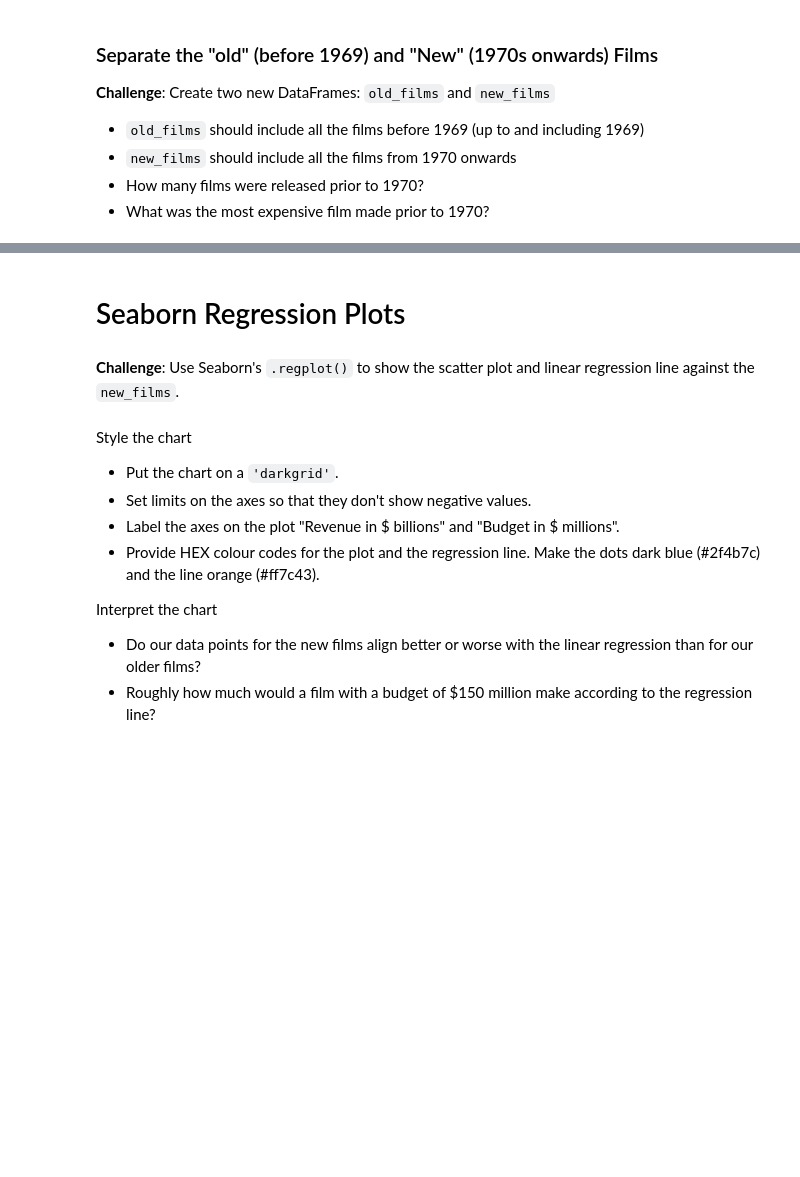
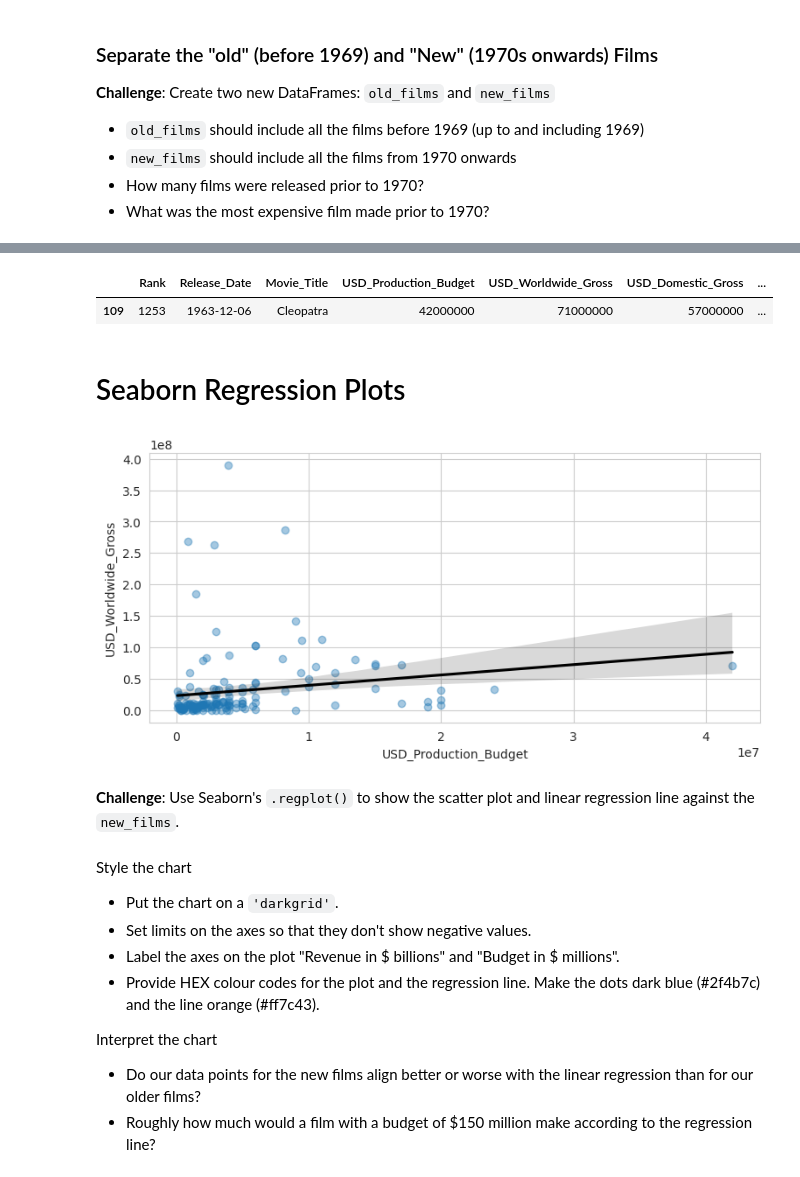
Before and after one commit to AndyRoy04/100DaysOfCode_Python, a Jupyter notebook: Day_78/Seaborn_and_Linear_Regression_(start).ipynb, the cells around one changed output, grey strips where cells are left out. Drawn from its saved outputs; the diff is of its cells as text; code cells hidden in the pictures; blank space fills up the shorter version.

Commit message:
Plotting Linear Regressions with Seaborn

```diff
--- a/Day_78/Seaborn_and_Linear_Regression_(start).ipynb
+++ b/Day_78/Seaborn_and_Linear_Regression_(start).ipynb
@@ -359,8 +358,24 @@ old_films.describe()
 | 75% | 4,785.00 | 1964-10-22 00:00:00 | 5,000,000.00 | 33,208,099.00 | 28,350,000.00 | 1,960.00 |
 | max | 5,299.00 | 1969-12-19 00:00:00 | 42,000,000.00 | 390,525,192.00 | 198,680,470.00 | 1,960.00 |
 | std | 742.14 | NaN | 5,713,648.85 | 54,931,828.93 | 32,641,752.41 | 12.72 |
+# %%
+old_films[old_films.USD_Production_Budget == 42000000.0]
+# %% [output]
+|  | Rank | Release_Date | Movie_Title | USD_Production_Budget | USD_Worldwide_Gross | USD_Domestic_Gross | ... |
+| 109 | 1253 | 1963-12-06 | Cleopatra | 42000000 | 71000000 | 57000000 | ... |
 # %% [markdown]
 # Seaborn Regression Plots
+# %%
+plt.figure(figsize=(9, 4))
+
+with sns.axes_style('whitegrid'):
+    sns.regplot(data=old_films,
+                x='USD_Production_Budget',
+                y='USD_Worldwide_Gross',
+                scatter_kws={'alpha': 0.4},     #To reduce the transparency of the points on the graph
+                line_kws={'color' : 'black'})   # To change the color of the linear regression line
+# %% [output]
+[figure, added]
 # %% [markdown]
 **Challenge**: Use Seaborn's `.regplot()` to show the scatter plot and linear regression line against the `new_films`.
 <br>
```
Also changed, not shown: parts of 2 cells of this notebook.
